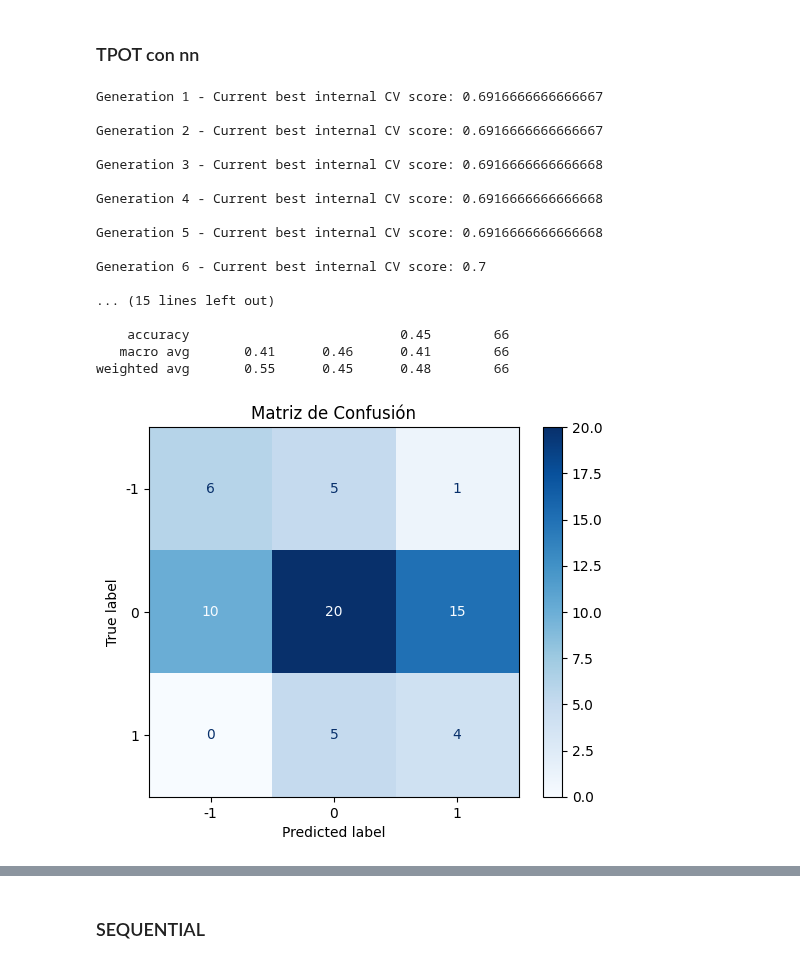
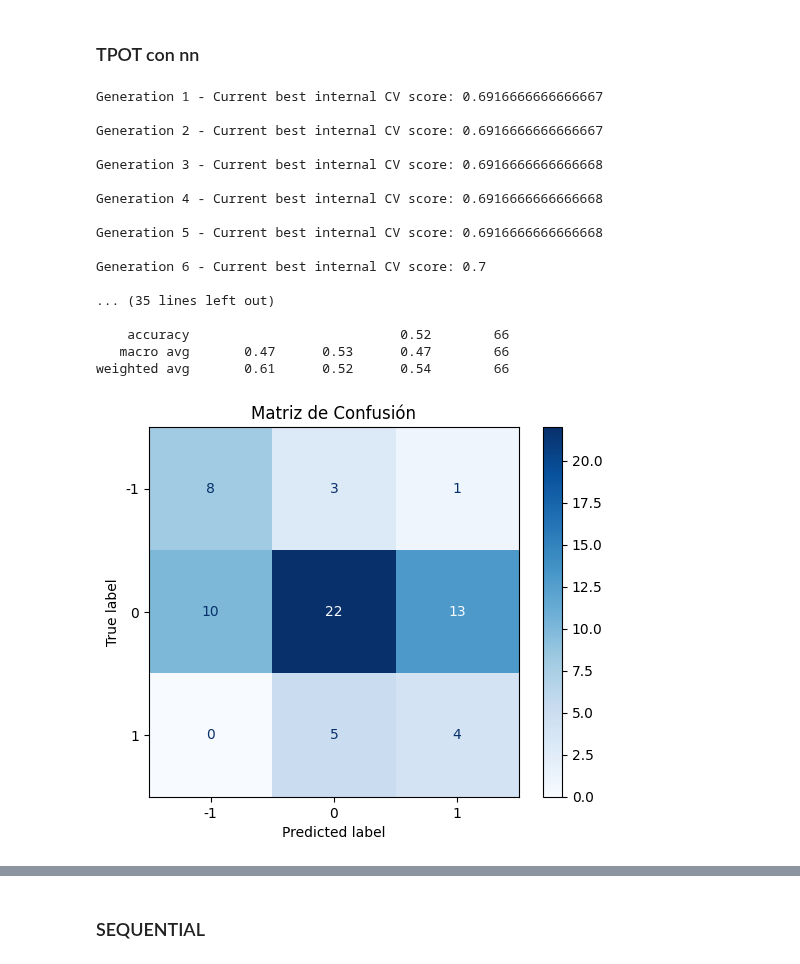
Before and after one commit to luisllll/tfm_ia3_nodata, a Jupyter notebook: Modelado_Luis_prediccion.ipynb, the cells around one changed output, grey strips where cells are left out. Saved outputs shown, nothing was run; the diff lists cells and outputs as text; code cells hidden in the pictures.

```diff
--- a/Modelado_Luis_prediccion.ipynb
+++ b/Modelado_Luis_prediccion.ipynb
@@ -523,5 +535,7 @@ tpot.export('tpot_pipeline.py')
 # %% [markdown]
 ### TPOT con nn
+# %%
+df = merged_df
 # %%
 import pandas as pd
 from tpot import TPOTClassifier
@@ -575,7 +589,7 @@ config_dict = {
 # Ajustar los hiperparámetros del TPOTClassifier
 tpot = TPOTClassifier(
     verbosity=2,
-    generations=10,  # Aumentar el número de generaciones
+    generations=20,  # Aumentar el número de generaciones
     population_size=50,  # Aumentar el tamaño de la población
     mutation_rate=0.1,  # Ajustar la tasa de mutación
     crossover_rate=0.8,  # Ajustar la tasa de cruce
@@ -589,37 +603,42 @@ tpot = TPOTClassifier(
 tpot.fit(X_train_resampled, y_train_resampled)
 
 # Evaluar el modelo en el conjunto de prueba
 y_pred = tpot.predict(X_test)
 print(tpot.score(X_test, y_test))
 
-# Mostrar las métricas de clasificación
-print(classification_report(y_test, y_pred))
+# Importar la función classification_report
+from sklearn.metrics import classification_report
 
+# Obtener las etiquetas únicas de las clases
+labels = sorted(y_test.unique())
+
+# Generar el classification_report con las etiquetas de las clases
+print(classification_report(y_test, y_pred, target_names=[str(label) for label in labels]))
 # Generar la matriz de confusión
 cm = confusion_matrix(y_test, y_pred)
 disp = ConfusionMatrixDisplay(confusion_matrix=cm, display_labels=tpot.classes_)
 disp.plot(cmap=plt.cm.Blues)
 plt.title("Matriz de Confusión")
 plt.show()
 
 # Exportar el pipeline optimizado
 tpot.export('tpot_pipeline.py')
 # %% [output]
 Generation 1 - Current best internal CV score: 0.6916666666666667
 
 Generation 2 - Current best internal CV score: 0.6916666666666667
 
 Generation 3 - Current best internal CV score: 0.6916666666666668
 
 Generation 4 - Current best internal CV score: 0.6916666666666668
 
 Generation 5 - Current best internal CV score: 0.6916666666666668
 
 Generation 6 - Current best internal CV score: 0.7
 
-... (15 lines left out)
+... (35 lines left out)
 
-    accuracy                           0.45        66
-   macro avg       0.41      0.46      0.41        66
-weighted avg       0.55      0.45      0.48        66
+    accuracy                           0.52        66
+   macro avg       0.47      0.53      0.47        66
+weighted avg       0.61      0.52      0.54        66
-[figure, old version]
+[figure, new version]
```
Also changed, not shown: parts of 6 cells of this notebook, 2 other files.
